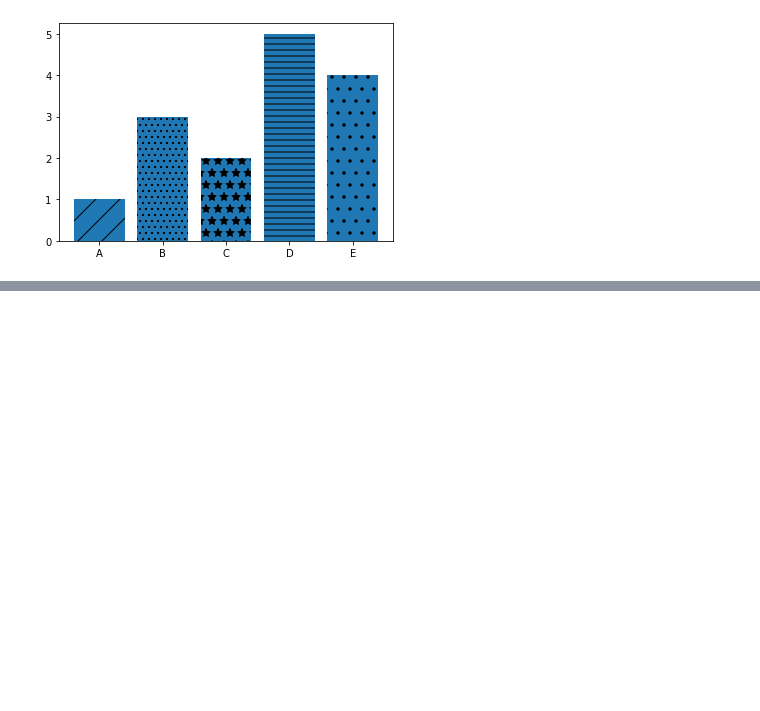
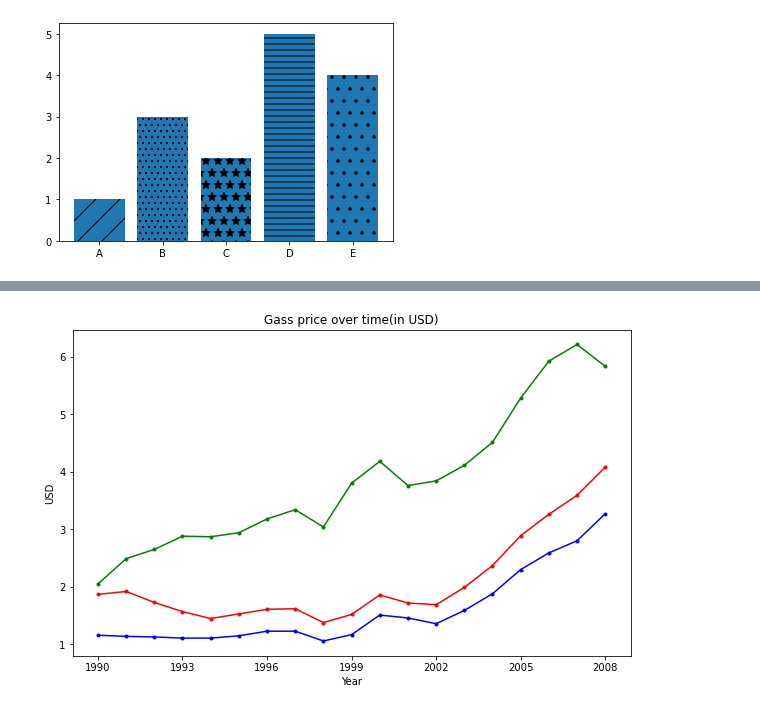
Before and after one commit to ShadmanRana/Matplotlib, a Jupyter notebook: basic_mlp.ipynb, the cells around one changed output, grey strips where cells are left out. Saved outputs shown, nothing was run; the diff lists cells and outputs as text; code cells hidden in the pictures; blank space fills up the shorter version.

```diff
--- a/basic_mlp.ipynb
+++ b/basic_mlp.ipynb
@@ -103,0 +103,17 @@ AttributeError: 'DataFrame' object has no attribute 'Maxico'
+# %%
+gas = pd.read_csv('gas_prices.csv')
+
+plt.figure(figsize=(10,6))
+plt.xticks(gas.Year[::3])
+plt.xlabel('Year')
+plt.ylabel('USD')
+
+plt.title("Gass price over time(in USD)")
+plt.plot(gas.Year,gas.USA,'b.-')
+plt.plot(gas.Year,gas.Canada,'r.-')
+plt.plot(gas.Year,gas['South Korea'],'g.-')
+
+#plt.legend()
+plt.show()
+# %% [output]
+[figure, added]
```
Also changed, not shown: parts of 10 cells of this notebook.
